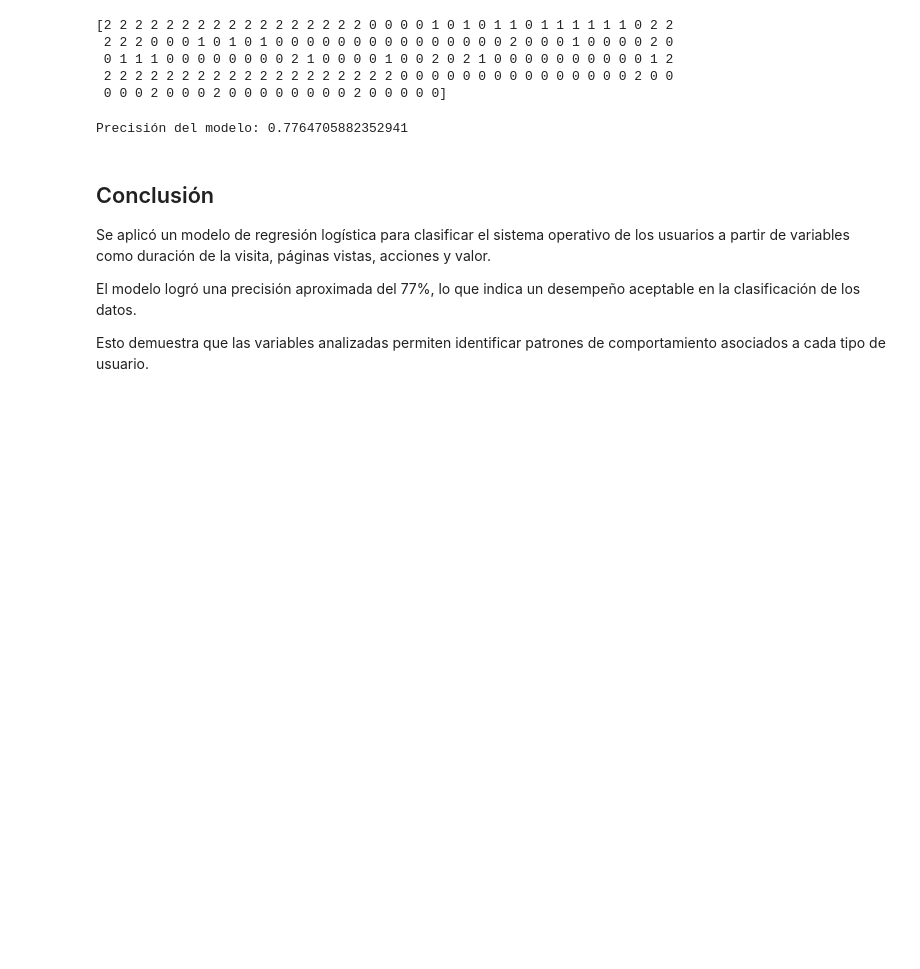
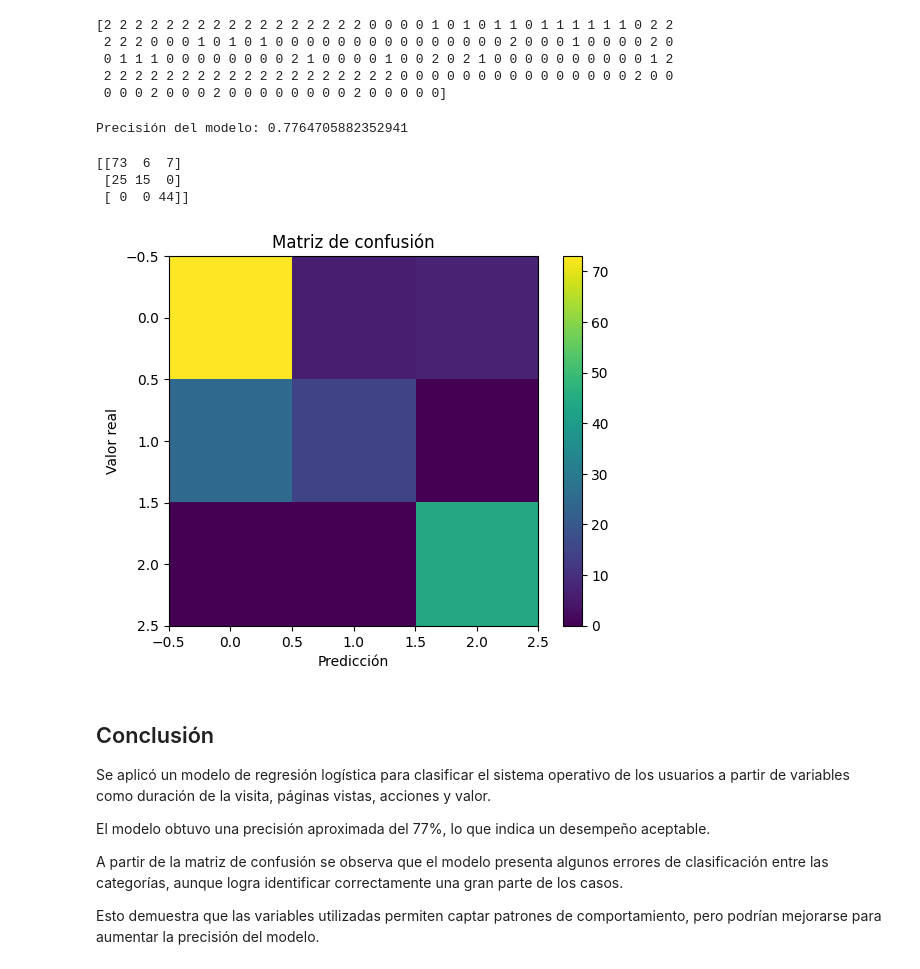
Before and after one commit to yohana-vega/actividades-aprendizaje-automatico, a Jupyter notebook: semana-4/Actividad2_regresion_logistica.ipynb, the cells around one changed output. Drawn from its saved outputs; the diff is of its cells as text; code cells hidden in the pictures; blank space fills up the shorter version.

```diff
--- a/semana-4/Actividad2_regresion_logistica.ipynb
+++ b/semana-4/Actividad2_regresion_logistica.ipynb
@@ -68,11 +68,37 @@ score = modelo.score(X, y)
 print("Precisión del modelo:", score)
 # %% [output]
 Precisión del modelo: 0.7764705882352941
+# %%
+# Importamos matriz de confusión
+from sklearn.metrics import confusion_matrix
+
+# Creamos la matriz de confusión
+matriz = confusion_matrix(y, y_pred)
+
+# Mostramos la matriz
+print(matriz)
+# %% [output]
+[[73  6  7]
+ [25 15  0]
+ [ 0  0 44]]
+# %%
+import matplotlib.pyplot as plt
+
+plt.imshow(matriz)
+plt.title("Matriz de confusión")
+plt.xlabel("Predicción")
+plt.ylabel("Valor real")
+plt.colorbar()
+plt.show()
+# %% [output]
+[figure, added]
 # %% [markdown]
 ## Conclusión
 
 Se aplicó un modelo de regresión logística para clasificar el sistema operativo de los usuarios a partir de variables como duración de la visita, páginas vistas, acciones y valor.
 
-El modelo logró una precisión aproximada del 77%, lo que indica un desempeño aceptable en la clasificación de los datos.
+El modelo obtuvo una precisión aproximada del 77%, lo que indica un desempeño aceptable.
 
-Esto demuestra que las variables analizadas permiten identificar patrones de comportamiento asociados a cada tipo de usuario.
+A partir de la matriz de confusión se observa que el modelo presenta algunos errores de clasificación entre las categorías, aunque logra identificar correctamente una gran parte de los casos.
+
+Esto demuestra que las variables utilizadas permiten captar patrones de comportamiento, pero podrían mejorarse para aumentar la precisión del modelo.
```
